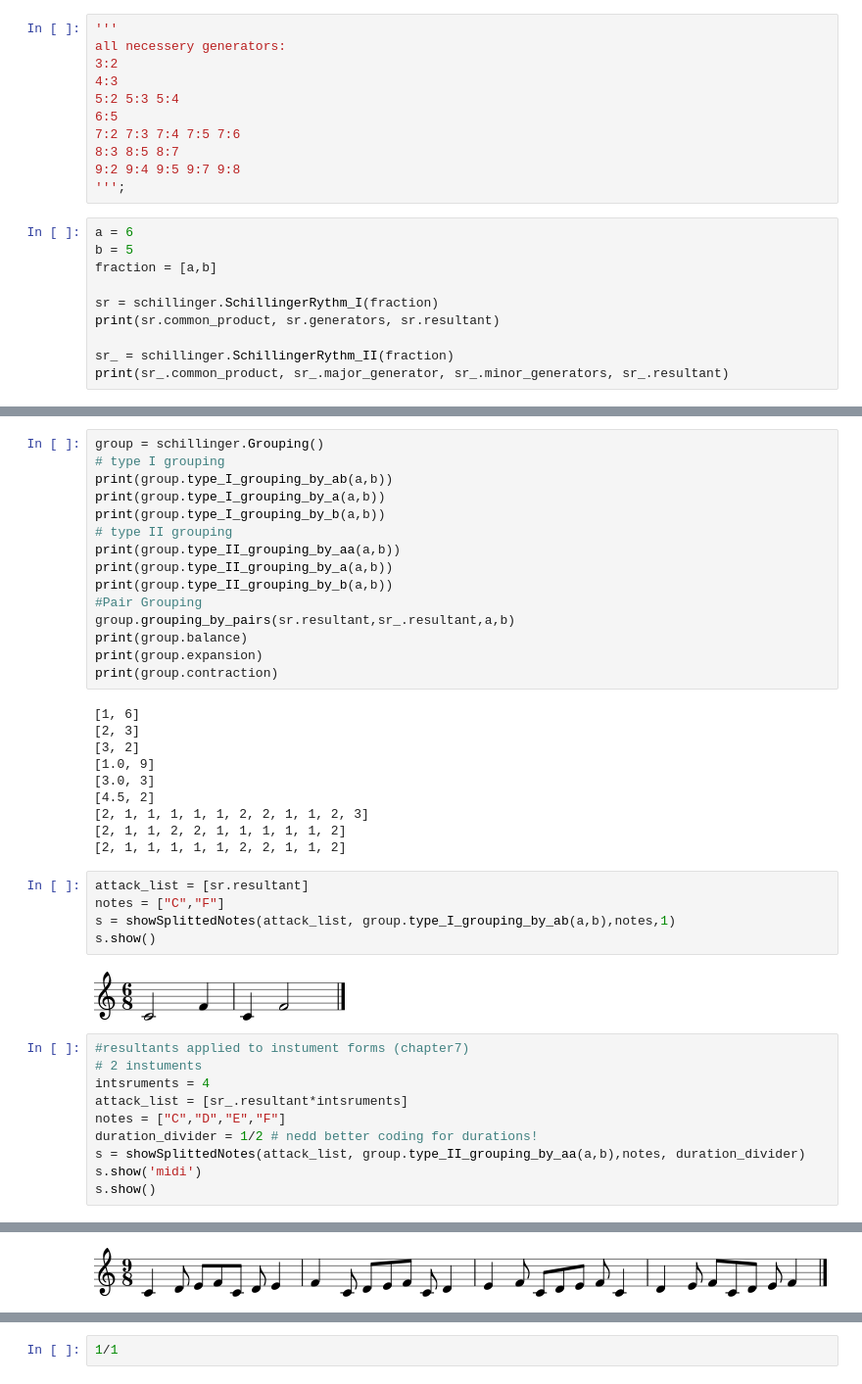
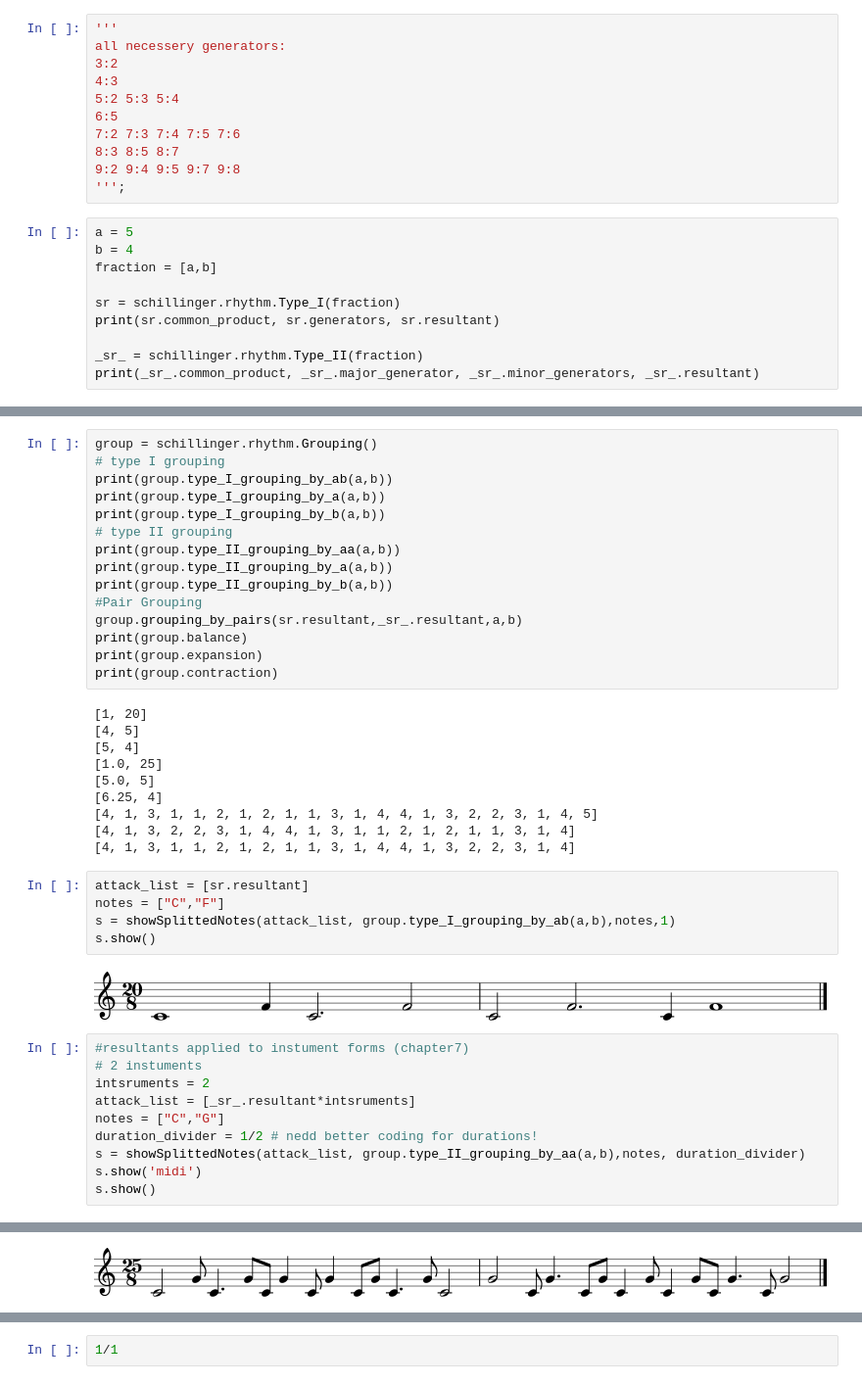
Before and after one commit to KoSv/schillinger, a Jupyter notebook: schillinger_workbench.ipynb, the cells around one changed output, grey strips where cells are left out. Shown at 98% size. Cells and saved outputs as stored; diff of their text form.

```diff
--- a/schillinger_workbench.ipynb
+++ b/schillinger_workbench.ipynb
@@ -113,13 +113,13 @@ all necessery generators:
 9:2 9:4 9:5 9:7 9:8
 ''';
 # %%
-a = 6
-b = 5
+a = 5
+b = 4
 fraction = [a,b]
 
-sr = schillinger.SchillingerRythm_I(fraction)
+sr = schillinger.rhythm.Type_I(fraction)
 print(sr.common_product, sr.generators, sr.resultant)
 
-sr_ = schillinger.SchillingerRythm_II(fraction)
-print(sr_.common_product, sr_.major_generator, sr_.minor_generators, sr_.resultant)
+_sr_ = schillinger.rhythm.Type_II(fraction)
+print(_sr_.common_product, _sr_.major_generator, _sr_.minor_generators, _sr_.resultant)
 # %% [output]
@@ -153,5 +140,5 @@ s.show()
 # %%
-group = schillinger.Grouping()
+group = schillinger.rhythm.Grouping()
 # type I grouping
 print(group.type_I_grouping_by_ab(a,b))
 print(group.type_I_grouping_by_a(a,b))
@@ -161,37 +148,37 @@ print(group.type_II_grouping_by_aa(a,b))
 print(group.type_II_grouping_by_a(a,b))
 print(group.type_II_grouping_by_b(a,b))
 #Pair Grouping
-group.grouping_by_pairs(sr.resultant,sr_.resultant,a,b)
+group.grouping_by_pairs(sr.resultant,_sr_.resultant,a,b)
 print(group.balance)
 print(group.expansion)
 print(group.contraction)
 # %% [output]
-[1, 6]
-[2, 3]
-[3, 2]
-[1.0, 9]
-[3.0, 3]
-[4.5, 2]
-[2, 1, 1, 1, 1, 1, 2, 2, 1, 1, 2, 3]
-[2, 1, 1, 2, 2, 1, 1, 1, 1, 1, 2]
-[2, 1, 1, 1, 1, 1, 2, 2, 1, 1, 2]
+[1, 20]
+[4, 5]
+[5, 4]
+[1.0, 25]
+[5.0, 5]
+[6.25, 4]
+[4, 1, 3, 1, 1, 2, 1, 2, 1, 1, 3, 1, 4, 4, 1, 3, 2, 2, 3, 1, 4, 5]
+[4, 1, 3, 2, 2, 3, 1, 4, 4, 1, 3, 1, 1, 2, 1, 2, 1, 1, 3, 1, 4]
+[4, 1, 3, 1, 1, 2, 1, 2, 1, 1, 3, 1, 4, 4, 1, 3, 2, 2, 3, 1, 4]
 # %%
 attack_list = [sr.resultant]
 notes = ["C","F"]
 s = showSplittedNotes(attack_list, group.type_I_grouping_by_ab(a,b),notes,1)
 s.show()
 # %% [output]
-[figure, old version]
+[figure, new version]
 # %%
 #resultants applied to instument forms (chapter7)
 # 2 instuments
-intsruments = 4
-attack_list = [sr_.resultant*intsruments]
-notes = ["C","D","E","F"]
+intsruments = 2
+attack_list = [_sr_.resultant*intsruments]
+notes = ["C","G"]
 duration_divider = 1/2 # nedd better coding for durations!
 s = showSplittedNotes(attack_list, group.type_II_grouping_by_aa(a,b),notes, duration_divider)
 s.show('midi')
 s.show()
 # %% [output]
 [interactive output not drawn]
-[figure, old version]
+[figure, new version]
```
Also changed, not shown: parts of 8 cells of this notebook, 7 other files.
